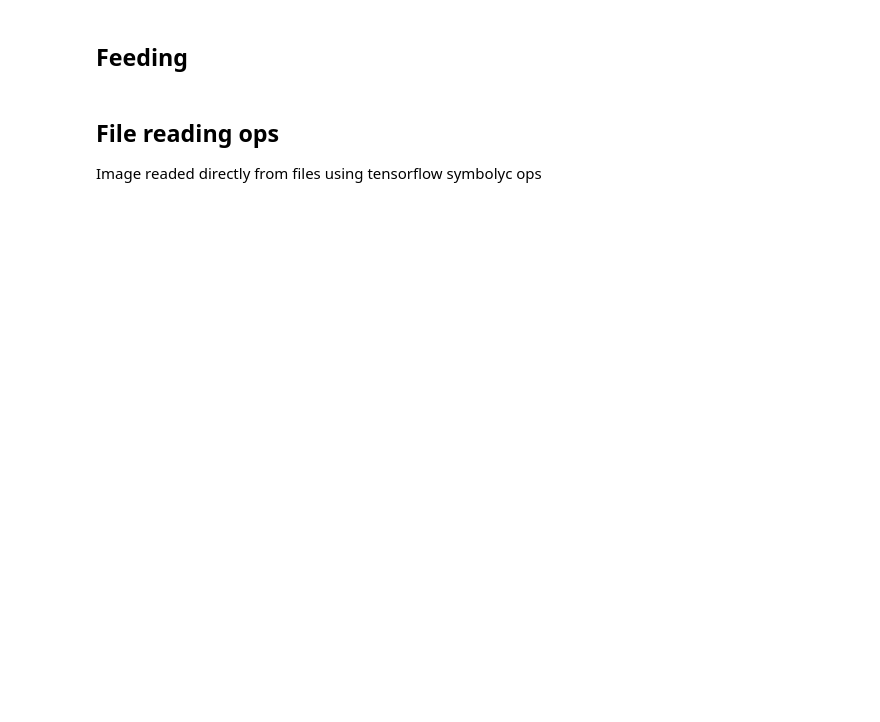
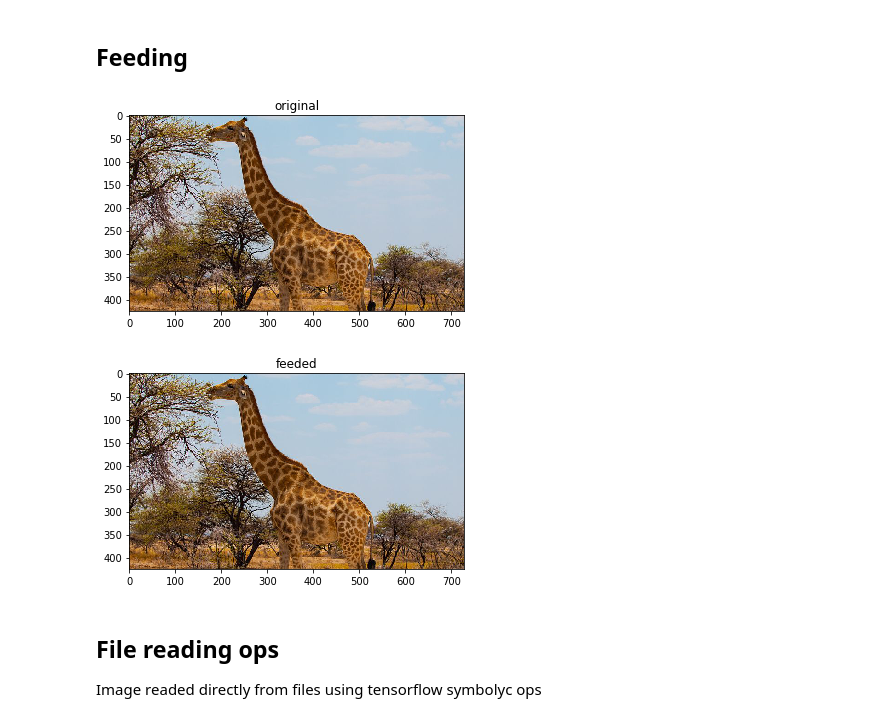
Before and after one commit to AlessioTonioni/TensorFlow-Intro, a Jupyter notebook: Inputs_types.ipynb, the cells around one changed output. Saved outputs shown, nothing was run; the diff lists cells and outputs as text; code cells hidden in the pictures; blank space fills up the shorter version.

```diff
--- a/Inputs_types.ipynb
+++ b/Inputs_types.ipynb
@@ -3,29 +3,32 @@
 # %%
 import tensorflow as tf
 from PIL import Image
 import numpy as np
 import matplotlib.pyplot as plt
 import os
 
 %matplotlib inline
 
 images = tf.placeholder(tf.float32, shape=(None,None,3))
 
-data_dir = os.getcwd()+'/data/images'
+data_dir = os.path.join(os.getcwd(),'data','images')
 image_files = [os.path.join(data_dir,f) for f in os.listdir(data_dir) if f.endswith('.jpg')]
 
 with tf.Session() as sess:
     numpy_image = np.array(Image.open(image_files[0]))
     tf_eval_image = sess.run(images,feed_dict={images:numpy_image})
 
     plt.title('original')
     plt.imshow(numpy_image.astype(np.uint8))
     plt.show()
 
     plt.title('feeded')
     plt.imshow(tf_eval_image.astype(np.uint8))
 
     plt.show()
+# %% [output]
+[figure, added]
+[figure, added]
 # %% [markdown]
 ## File reading ops
 Image readed directly from files using tensorflow symbolyc ops
```
Also changed, not shown: parts of 4 cells of this notebook, 3 other files.
